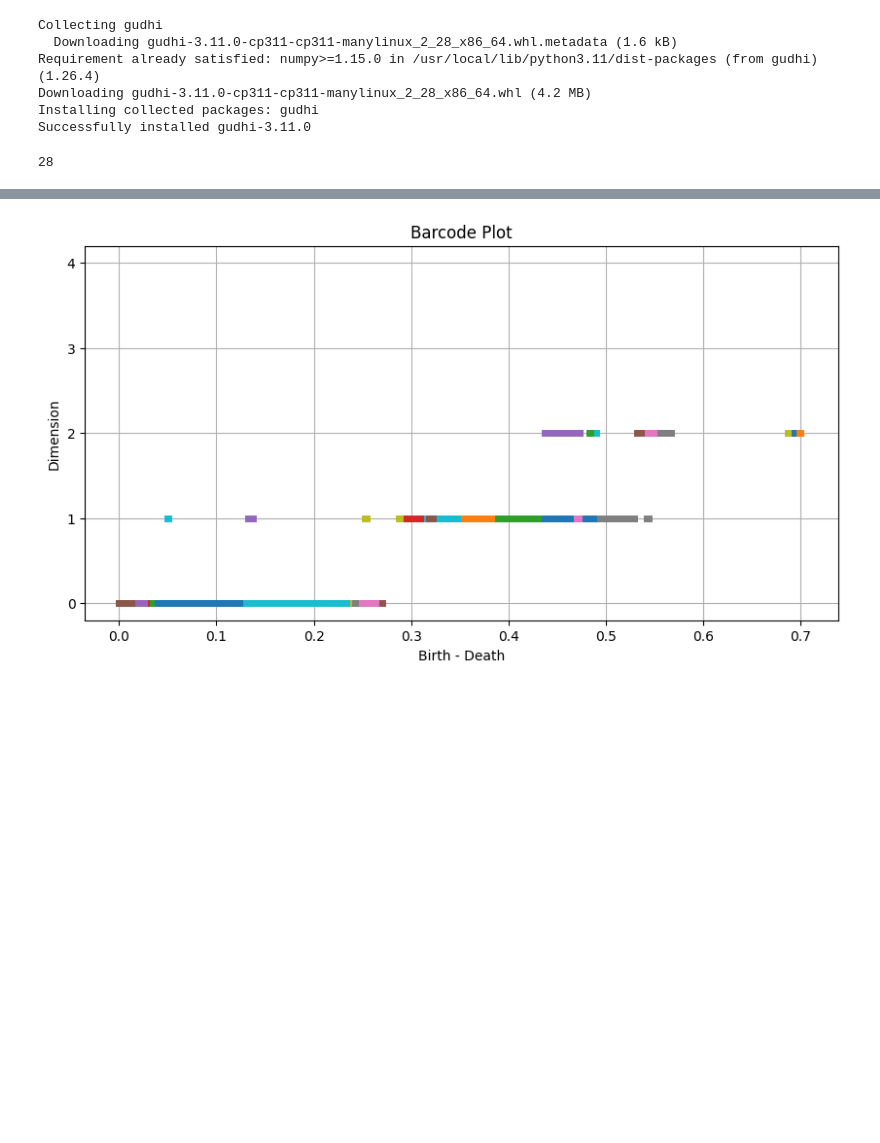
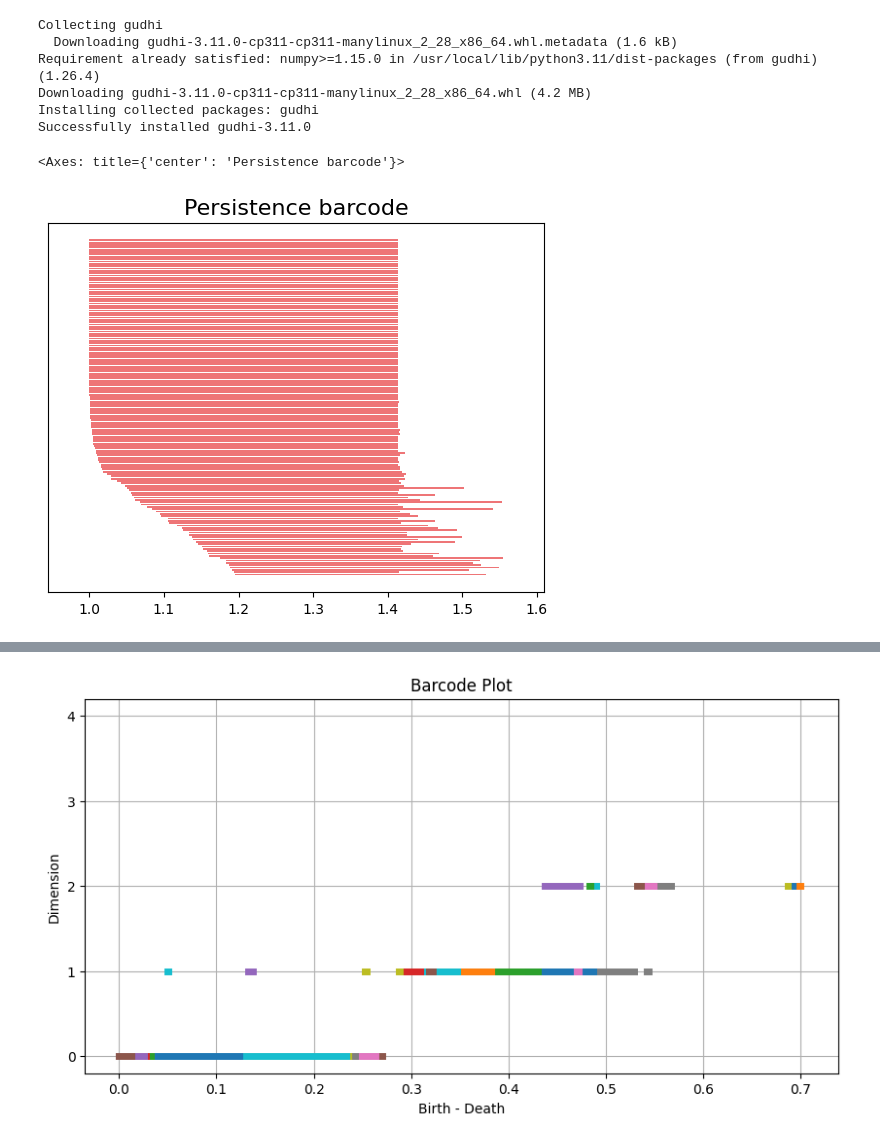
Before and after one commit to pquynhvu/TDA, a Jupyter notebook: mnist_pytorch.ipynb, the cells around one changed output, grey strips where cells are left out. Drawn from its saved outputs; the diff is of its cells as text; code cells hidden in the pictures; blank space fills up the shorter version.

```diff
--- a/mnist_pytorch.ipynb
+++ b/mnist_pytorch.ipynb
@@ -299,7 +303,8 @@ birth_death = pd.DataFrame(
     [(dim, birth, death) for dim, (birth, death) in pers],
     columns=["dim", "birth", "death"]
 )
-# %%
-len(barcode_data)
-# %% [output]
-28
+# %%
+gd.plot_persistence_barcode(persistence_diagrams[86])
+# %% [output]
+<Axes: title={'center': 'Persistence barcode'}>
+[figure, added]
```
Also changed, not shown: parts of 8 cells of this notebook.
